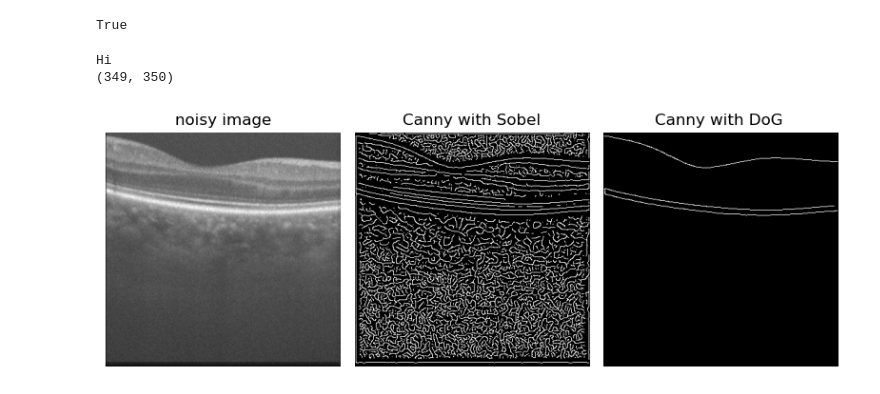
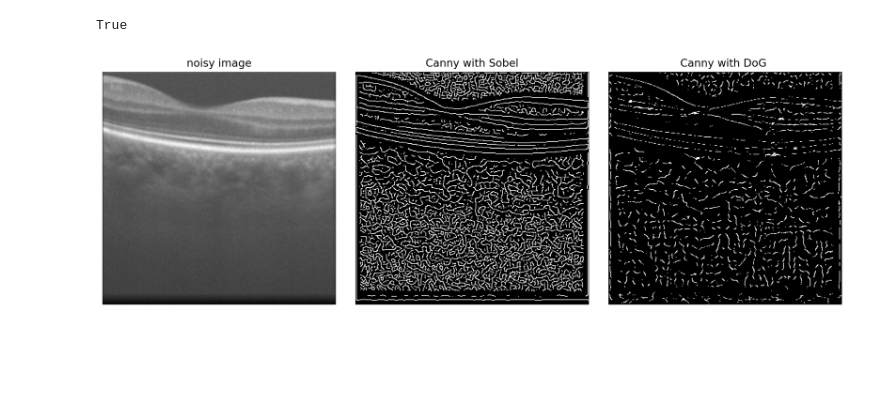
Before and after one commit to leephilipx/intelligent-system-design, a Jupyter notebook: part2/smoothing.ipynb, the cells around one changed output. Cells and saved outputs as stored; diff of their text form; code cells hidden in the pictures; blank space fills up the shorter version.

Commit message:
stupid canny

```diff
--- a/part2/smoothing.ipynb
+++ b/part2/smoothing.ipynb
@@ -192,33 +192,33 @@ cv2.imwrite('viz_outputs/laplacian.png', abs_dest)
 # %% [output]
 True
 # %%
-import cv2
+import cv2, importlib
 import matplotlib.pyplot as plt
-from canny_from_scratch import canny
 from skimage import feature
+import canny_from_scratch2 as custom
 
-image = cv2.imread('viz_outputs/retina2_ksize1_tavg15_172-186.bmp', cv2.COLOR_BGR2GRAY)
-edges1 = feature.canny(image, sigma=2, low_threshold=0.05, high_threshold=0.15)
-edges2 = canny(image, sigma=2, low_threshold=0.05, high_threshold=0.15)
+importlib.reload(custom)
+
+image = cv2.imread('viz_outputs/retina2_ksize1_tavg30_172-201.bmp', cv2.COLOR_BGR2GRAY)
+edges1 = feature.canny(image, sigma=2, low_threshold=0.05, high_threshold=0.2)
+edges2 = custom.canny(image, sigma=2, low_threshold=0.05, high_threshold=0.15)
 
 # display results
-fig, ax = plt.subplots(nrows=1, ncols=3, figsize=(8, 3))
+fig, ax = plt.subplots(nrows=1, ncols=3, figsize=(12, 4), dpi=200)
 
 ax[0].imshow(image, cmap='gray')
 ax[0].set_title('noisy image')
 
 ax[1].imshow(edges1, cmap='gray')
 ax[1].set_title('Canny with Sobel')
 
 ax[2].imshow(edges2, cmap='gray')
 ax[2].set_title('Canny with DoG ')
 
 for a in ax:
     a.axis('off')
 
 fig.tight_layout()
 plt.show()
 # %% [output]
-Hi
-(349, 350)
-[figure, old version]
+[figure, new version]
```
Also changed, not shown: 1 other file.
